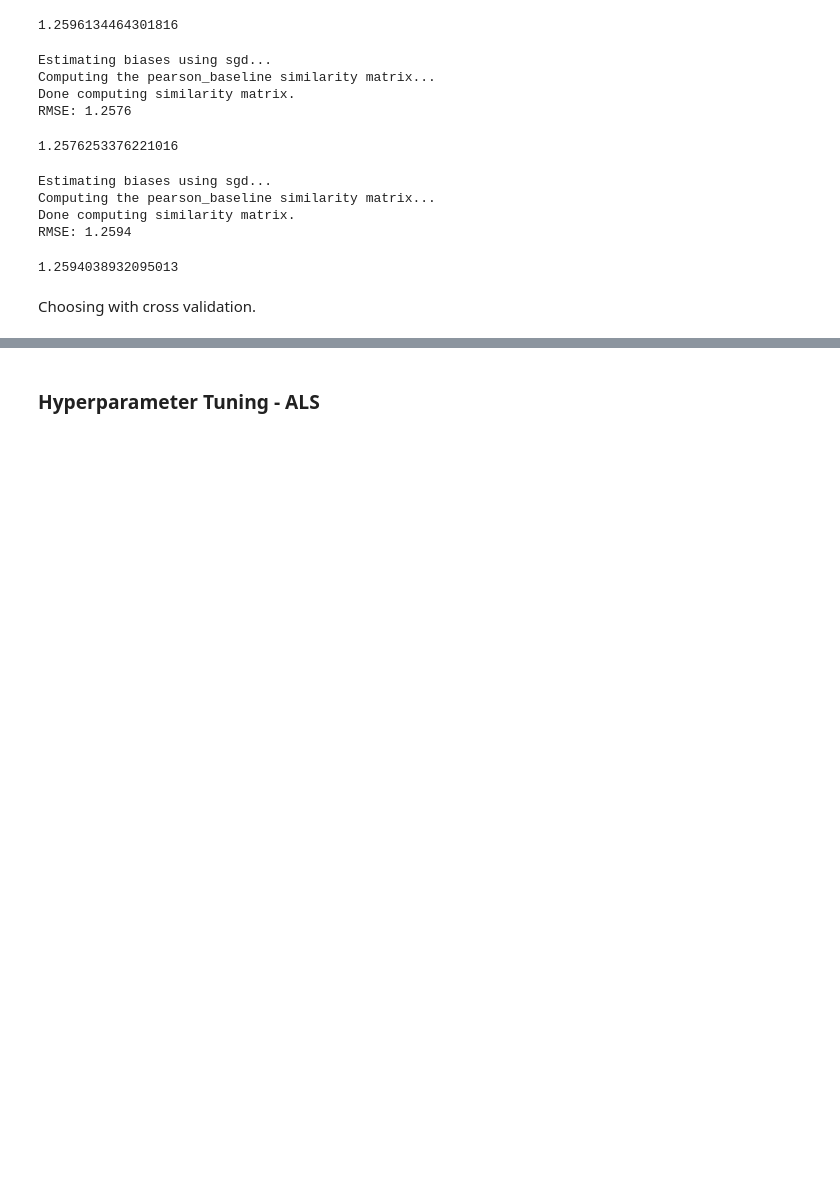
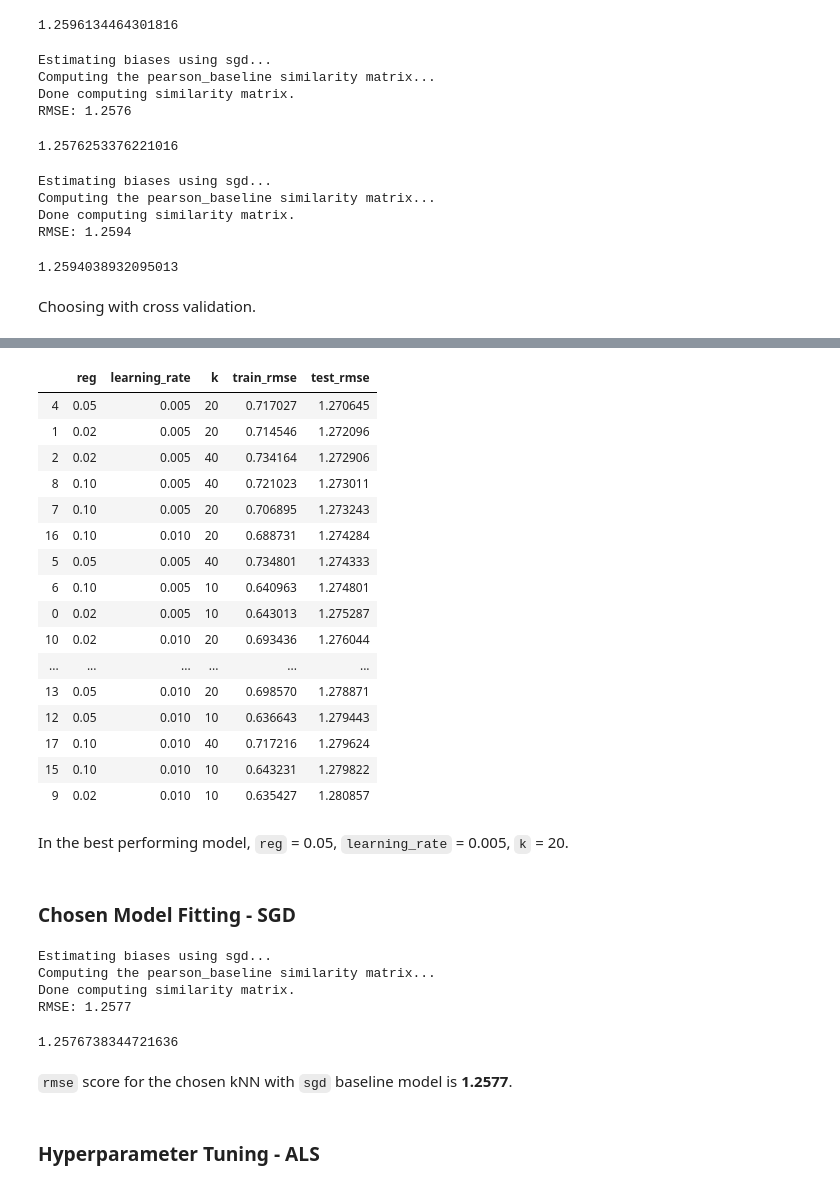
Before and after one commit to MatePocs/boardgame_recommendation, a Jupyter notebook: 02_modelling_neighbours.ipynb, the cells around one changed output, grey strips where cells are left out. Drawn from its saved outputs; the diff is of its cells as text; code cells hidden in the pictures; blank space fills up the shorter version.

```diff
--- a/02_modelling_neighbours.ipynb
+++ b/02_modelling_neighbours.ipynb
@@ -423,0 +364,26 @@ Done computing similarity matrix.
+# %%
+df = pd.read_csv('./results/kNN_baseline_sgd_scores.csv')
+df.sort_values(by = 'test_rmse', inplace = True)
+df
+# %% [output]
+|  | reg | learning_rate | k | train_rmse | test_rmse |
+| 4 | 0.05 | 0.005 | 20 | 0.717027 | 1.270645 |
+| 1 | 0.02 | 0.005 | 20 | 0.714546 | 1.272096 |
+| 2 | 0.02 | 0.005 | 40 | 0.734164 | 1.272906 |
+| 8 | 0.10 | 0.005 | 40 | 0.721023 | 1.273011 |
+| 7 | 0.10 | 0.005 | 20 | 0.706895 | 1.273243 |
+| 16 | 0.10 | 0.010 | 20 | 0.688731 | 1.274284 |
+| 5 | 0.05 | 0.005 | 40 | 0.734801 | 1.274333 |
+| 6 | 0.10 | 0.005 | 10 | 0.640963 | 1.274801 |
+| 0 | 0.02 | 0.005 | 10 | 0.643013 | 1.275287 |
+| 10 | 0.02 | 0.010 | 20 | 0.693436 | 1.276044 |
+| ... | ... | ... | ... | ... | ... |
+| 13 | 0.05 | 0.010 | 20 | 0.698570 | 1.278871 |
+| 12 | 0.05 | 0.010 | 10 | 0.636643 | 1.279443 |
+| 17 | 0.10 | 0.010 | 40 | 0.717216 | 1.279624 |
+| 15 | 0.10 | 0.010 | 10 | 0.643231 | 1.279822 |
+| 9 | 0.02 | 0.010 | 10 | 0.635427 | 1.280857 |
+# %% [markdown]
+In the best performing model, `reg` = 0.05, `learning_rate` = 0.005, `k` = 20.
+# %% [markdown]
+### Chosen Model Fitting - SGD
@@ -424,2 +394,20 @@ Done computing similarity matrix.
+# %%
+chosen_knn_baseline_sgd = KNNBaseline(
+    k = chosen_k_sgd,
+    sim_options = sim_pearson_baseline,
+    bsl_options = {
+        'method':'sgd', 'reg': chosen_reg_sgd,  'learning_rate': chosen_learning_rate_sgd}
+    )
+chosen_knn_baseline_sgd.fit(trainset)
+predictions = chosen_knn_baseline_sgd.test(testset)
+accuracy.rmse(predictions)
+# %% [output]
+Estimating biases using sgd...
+Computing the pearson_baseline similarity matrix...
+Done computing similarity matrix.
+RMSE: 1.2577
+1.2576738344721636
+# %% [markdown]
+`rmse` score for the chosen kNN with `sgd` baseline model is __1.2577__.
 # %% [markdown]
 ### Hyperparameter Tuning - ALS
```
Also changed, not shown: parts of 46 cells of this notebook, 6 other files.
